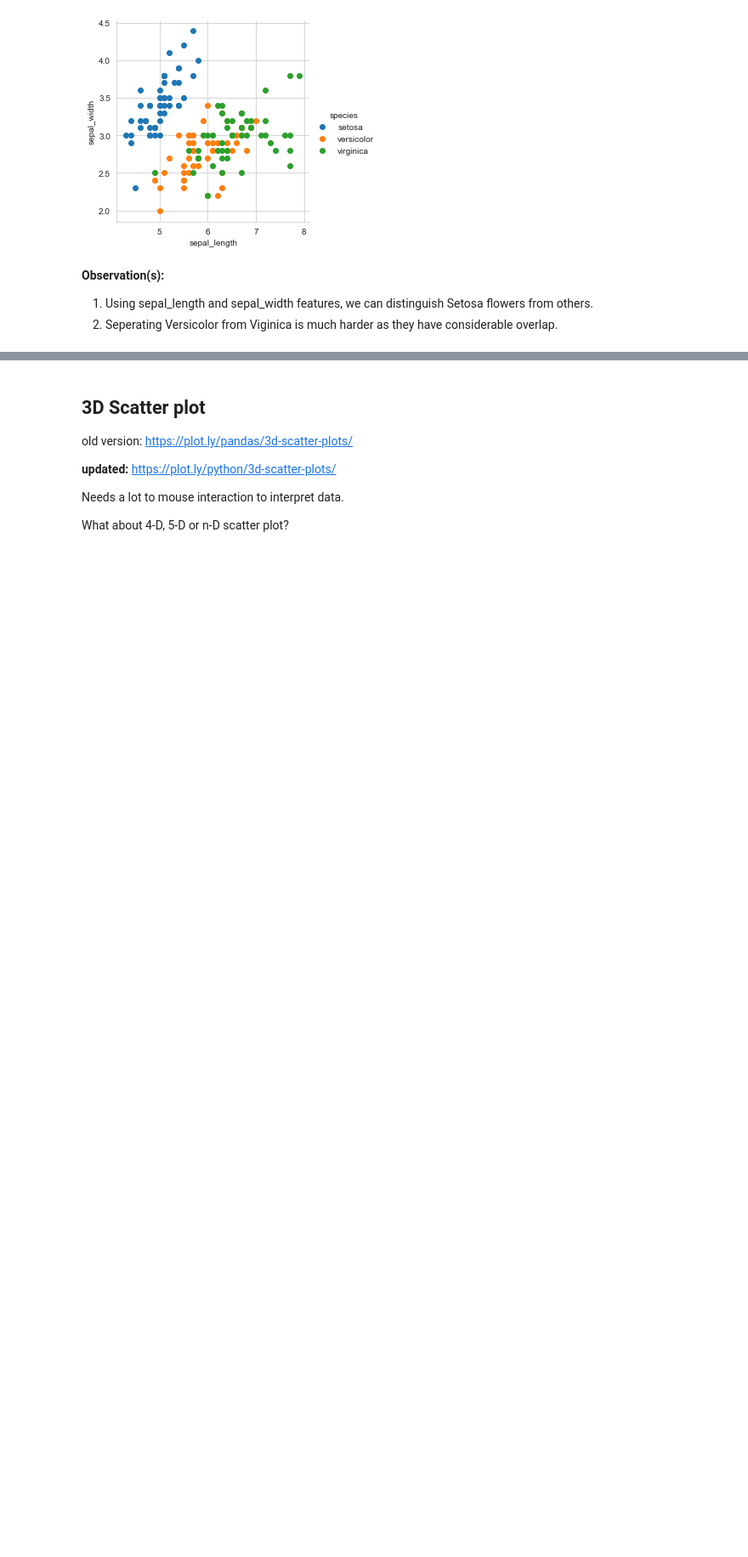
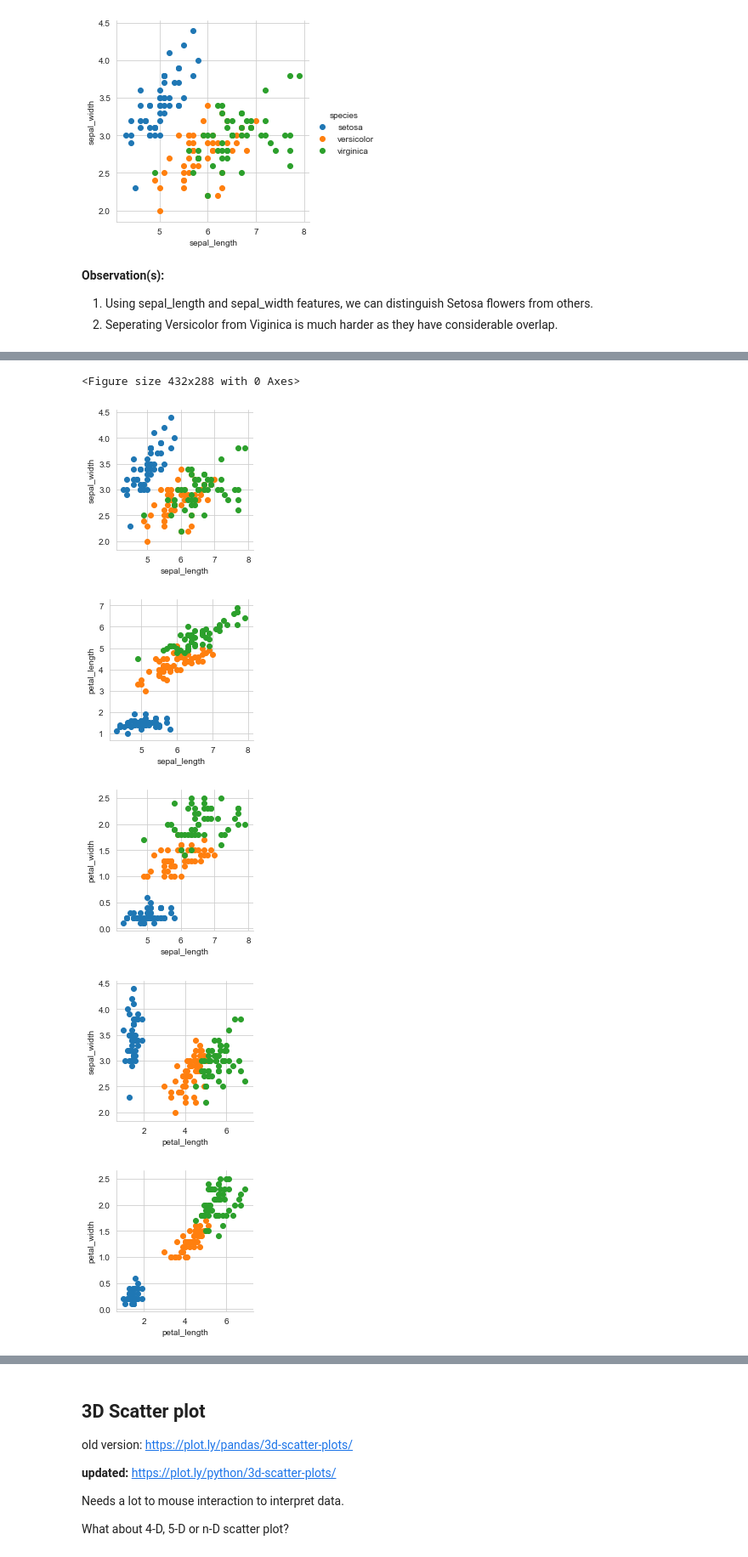
Before and after one commit to Spadigha/Applied-Machine-Learning, a Jupyter notebook: 09-EDA/Exploratory Data Analysis..ipynb, the cells around one changed output, grey strips where cells are left out. Shown at 85% size. Cells and saved outputs as stored; diff of their text form; code cells hidden in the pictures; blank space fills up the shorter version.

```diff
--- a/09-EDA/Exploratory Data Analysis..ipynb
+++ b/09-EDA/Exploratory Data Analysis..ipynb
@@ -166,0 +114,19 @@ plt.show();
+# %%
+# plotting all 4C2 = 6 combinations  in one figure
+# couldn't do :(
+# But not a problem as we can use "pair plots" discussed in next section
+
+# tuples are of form (plotnumber, x_index, y_idex)
+RANGE2 = [(1,0,1), (2,0,2), (3,0,3), (4,2,1), (5,2,3), (6,3,1)]
+
+plt.figure(2)
+for q, x_index, y_index in RANGE2:
+    sns.FacetGrid(iris, hue="species") \
+   .map(plt.scatter, iris.columns[x_index], iris.columns[y_index]);
+# %% [output]
+<Figure size 432x288 with 0 Axes>
+[figure, added]
+[figure, added]
+[figure, added]
+[figure, added]
+[figure, added]
```
Also changed, not shown: parts of 9 cells of this notebook.
